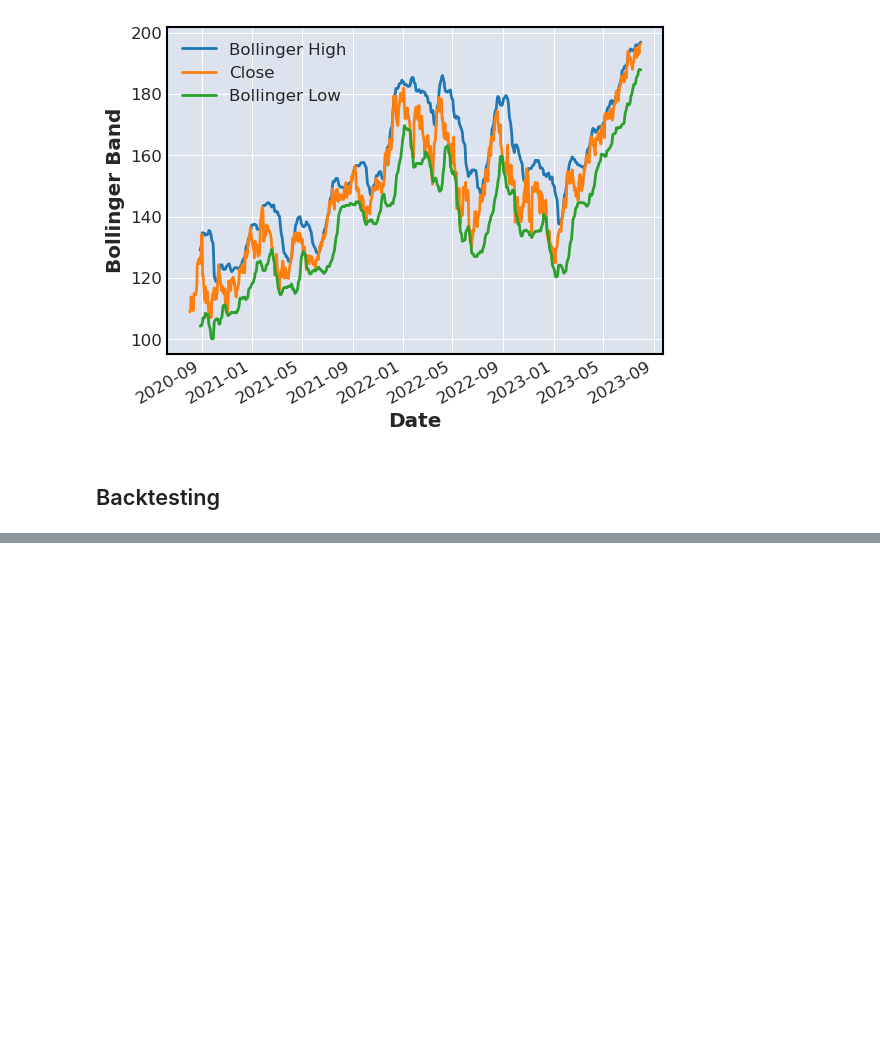
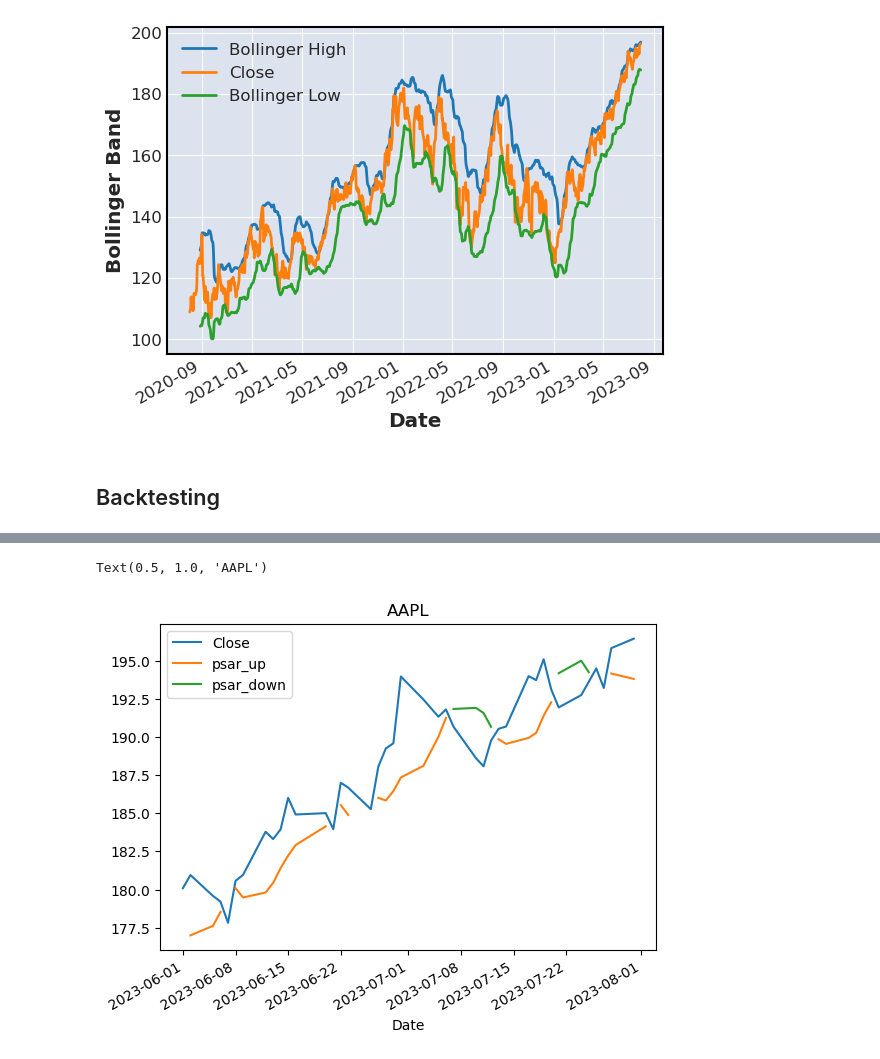
Before and after one commit to ansingh16/risk-management, a Jupyter notebook: Stock_analysis.ipynb, the cells around one changed output, grey strips where cells are left out. Saved outputs shown, nothing was run; the diff lists cells and outputs as text; code cells hidden in the pictures; blank space fills up the shorter version.

```diff
--- a/Stock_analysis.ipynb
+++ b/Stock_analysis.ipynb
@@ -157,0 +188,19 @@ stocks[['Bollinger High','Close','Bollinger Low']].plot(ylabel='Bollinger Band')
+# %%
+import yfinance as yfin
+import matplotlib.pyplot as plt
+import numpy as np
+import pandas as pd
+import pandas_datareader.data as pdr
+
+yfin.pdr_override()
+
+# List of stock symbols
+tech_stocks = 'AAPL'
+
+# Set the date range for the historical data
+start_date = '2023-06-01'
+end_date = '2023-08-01'
+
+# Download historical stock data for each stock
+
+stocks = pdr.get_data_yahoo(tech_stocks, start_date, end_date)
@@ -157,0 +209,60 @@ stocks[['Bollinger High','Close','Bollinger Low']].plot(ylabel='Bollinger Band')
+# %%
+high = stocks['High']
+low = stocks['Low']
+close_price = stocks['Close']
+
+AF = 0.02
+EP = high[0]
+reversal=False
+
+psar_up=[]
+psar_dn=[]
+
+stocks['psar_up'] = np.nan
+stocks['psar_down'] = np.nan
+
+psar_dir = 'up'
+PSAR =  low[0]
+psar_up.append(PSAR)
+
+for i,price in enumerate(close_price[1:]):
+
+    if psar_dir=='up':
+        # In rise
+
+        PSAR = PSAR + AF*(EP - PSAR)
+        EP = high[i]
+        AF = max(AF+0.02, 0.2)
+        # In fall
+    else:
+        PSAR = PSAR + AF*(EP - PSAR)
+        EP = low[i]
+        AF = min(AF+0.02, 0.2)
+
+    # check for trend reversal
+    if psar_dir=='up' and price < PSAR:
+        psar_dir = 'down'
+        AF = max(AF+0.02, 0.2)
+    elif psar_dir=='down' and price > PSAR:
+        psar_dir = 'up'
+        AF = max(AF+0.02, 0.2)
+
+    if psar_dir=='up':
+        stocks['psar_up'].iat[i+1] = PSAR
+    else:
+        stocks['psar_down'].iat[i+1] = PSAR
+
+
+fig,ax = plt.subplots(1,1)
+#ax.set_xlabel(r'')
+#ax.set_ylabel(r'')
+#ax.plot()
+#ax.set_xlim()
+#ax.set_ylim()
+
+stocks[['Close','psar_up','psar_down']].plot(ax=ax)
+
+ax.set_title(f'{tech_stocks}')
+# %% [output]
+Text(0.5, 1.0, 'AAPL')
+[figure, added]
```
Also changed, not shown: parts of 2 cells of this notebook.
